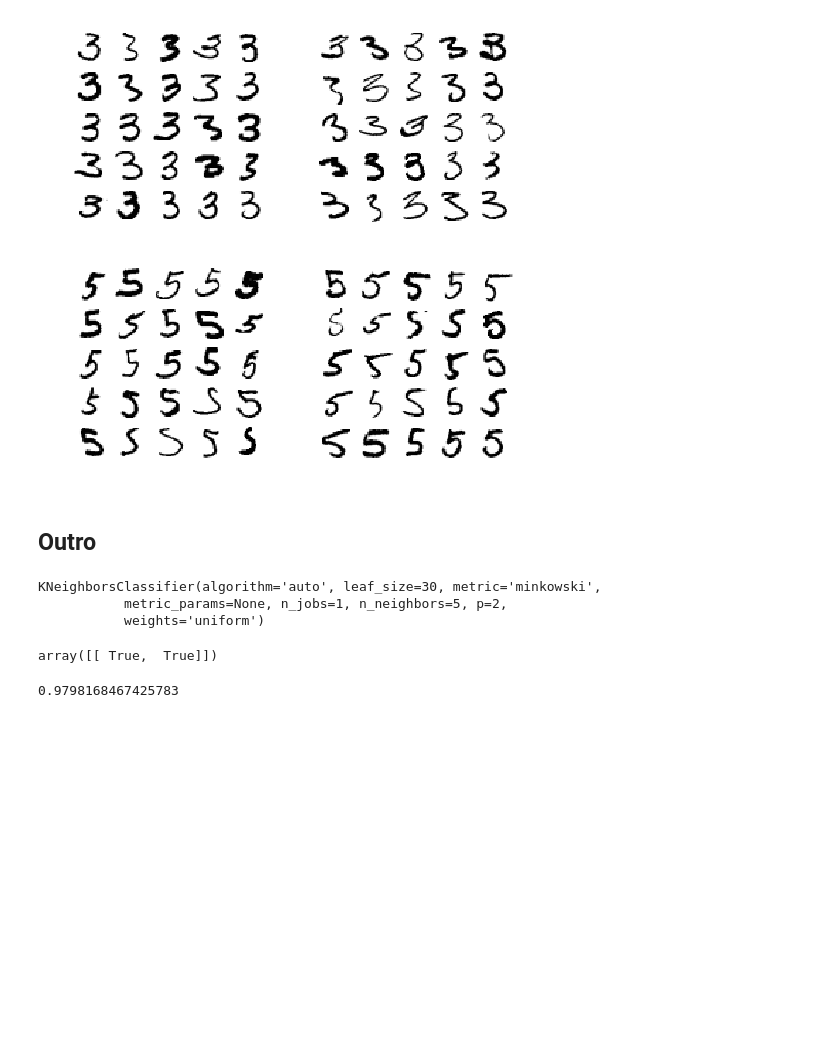
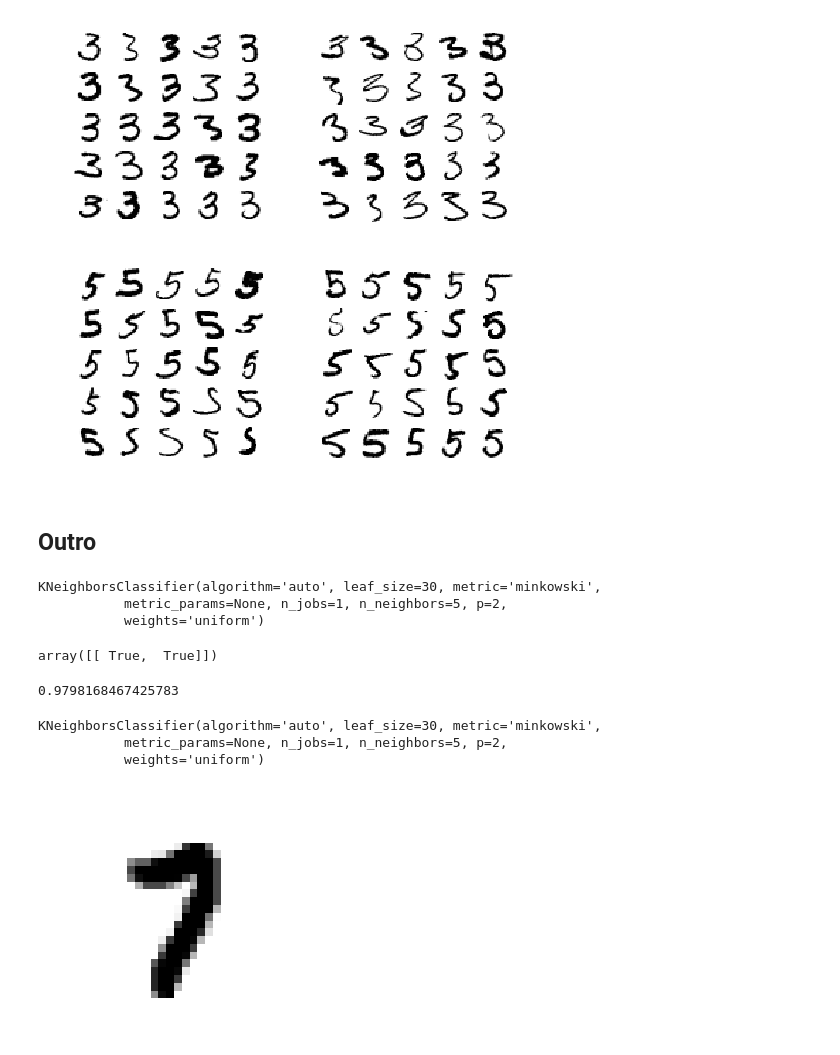
Before and after one commit to drpjm/python-ml-sandbox, a Jupyter notebook: Chapter3-Classification/MNIST.ipynb, the cells around one changed output. Drawn from its saved outputs; the diff is of its cells as text; code cells hidden in the pictures; blank space fills up the shorter version.

```diff
--- a/Chapter3-Classification/MNIST.ipynb
+++ b/Chapter3-Classification/MNIST.ipynb
@@ -444,3 +444,24 @@ f1_score( y_multilabel, y_train_knn_pred, average="macro" )
 # Why multilabel? one label per pixel; each label can have one of 0 -> 255 discrete values.
 
 # fuzz up some MNIST
+img_noise = np.random.randint(0, 128, (len(X_train), 784)) # Create 2d array of noise from 0 to 127
+X_train_mod = X_train + img_noise
+img_noise_test = np.random.randint(0, 128, (len(X_test), 784))
+X_test_mod = X_test + img_noise_test
+y_train_mod = X_train # In this case, the targets are the non-noisy images!
+y_test_mod = X_test
+
+knn_clf2 = KNeighborsClassifier()
+knn_clf2.fit(X_train_mod, y_train_mod)
+# %% [output]
+KNeighborsClassifier(algorithm='auto', leaf_size=30, metric='minkowski',
+           metric_params=None, n_jobs=1, n_neighbors=5, p=2,
+           weights='uniform')
+# %%
+# Let's look at the training and modified training data.
+import random
+
+rand_idx = random.randint(0, len(X_train))
+plot_digit(X_train[rand_idx])
+# %% [output]
+[figure, added]
```
Also changed, not shown: parts of 4 cells of this notebook, 2 other files.
